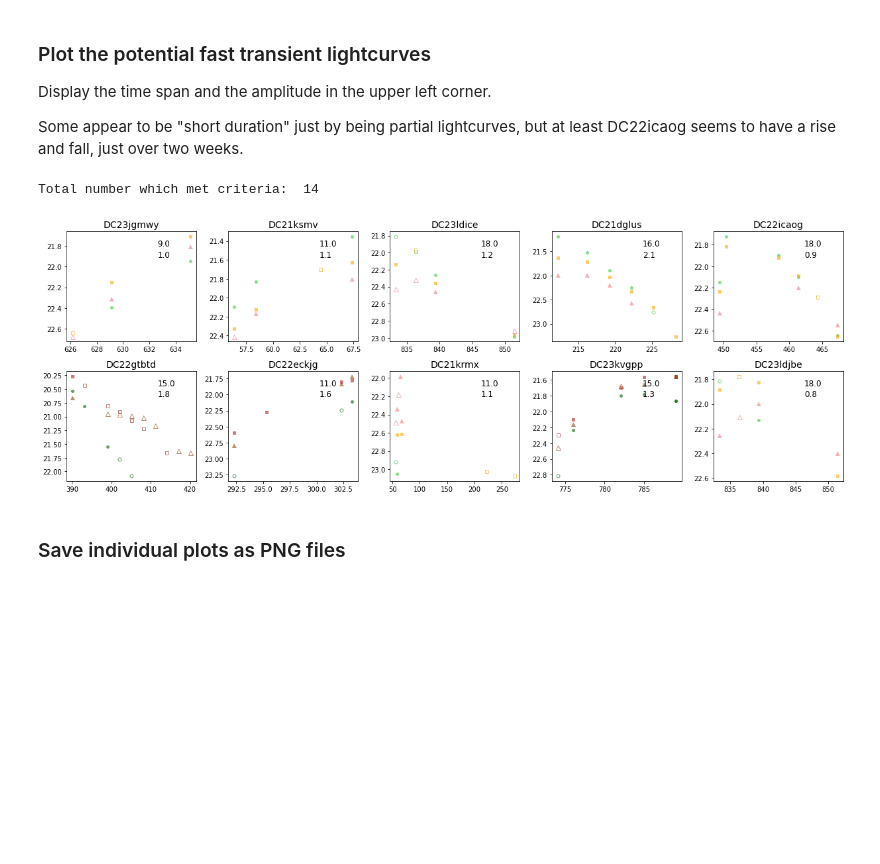
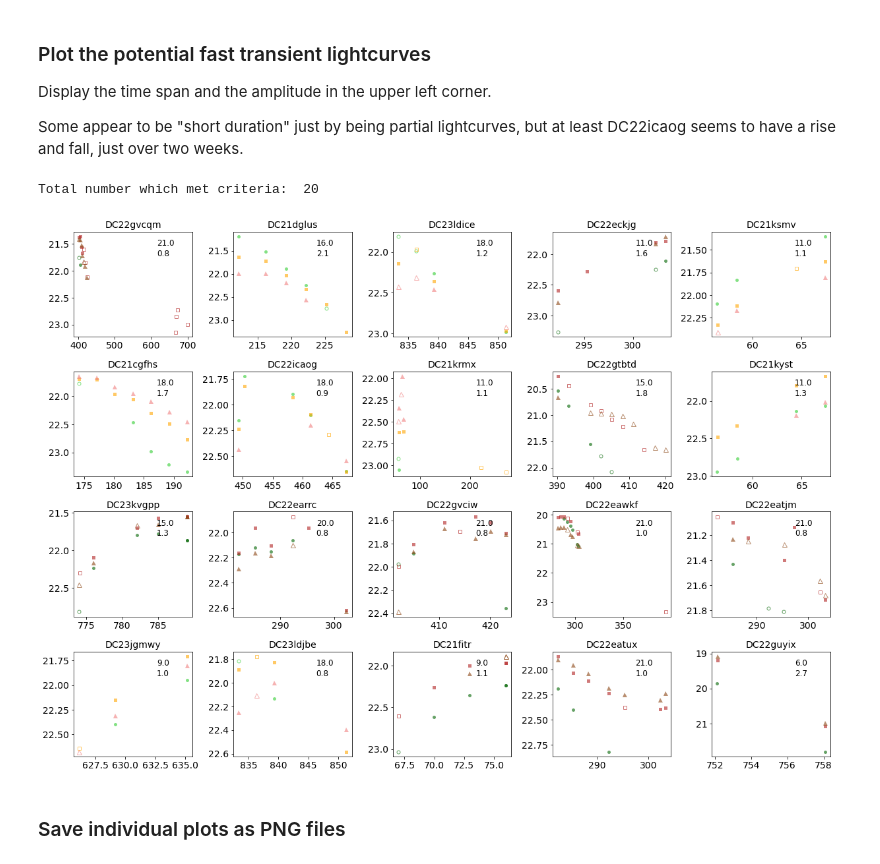
Before and after one commit to MelissaGraham/decam_ddf_tools, a Jupyter notebook: transients_science/fast_transients/1_create_potential_fast_transients_list.ipynb, the cells around one changed output. Drawn from its saved outputs; the diff is of its cells as text; code cells hidden in the pictures; blank space fills up the shorter version.

```diff
--- a/transients_science/fast_transients/1_create_potential_fast_transients_list.ipynb
+++ b/transients_science/fast_transients/1_create_potential_fast_transients_list.ipynb
@@ -161,46 +161,46 @@ Display the time span and the amplitude in the upper left corner.
 Some appear to be "short duration" just by being partial lightcurves,
 but at least DC22icaog seems to have a rise and fall, just over two weeks.
 # %%
-sx = np.where((((paramLC_tspan_g >= 2) & (paramLC_tspan_g <= 20)) &
-               ((paramLC_tspan_r >= 2) & (paramLC_tspan_r <= 20)) &
-               ((paramLC_tspan_i >= 2) & (paramLC_tspan_i <= 20))) &
+sx = np.where((((paramLC_tspan_g >= 2) & (paramLC_tspan_g <= 22)) &
+               ((paramLC_tspan_r >= 2) & (paramLC_tspan_r <= 22)) &
+               ((paramLC_tspan_i >= 2) & (paramLC_tspan_i <= 22))) &
               ((paramLC_minmag_g < 22) | (paramLC_minmag_r < 22) | (paramLC_minmag_i < 22)) &
               ((paramLC_amp_g >= 0.5) | (paramLC_amp_r >= 0.5) | (paramLC_amp_i >= 0.5)))[0]
 print('Total number which met criteria: ', len(sx))
 np.random.shuffle(sx)
 
-fig, ax = plt.subplots( 2, 5, figsize=(17, 6), sharex=False, sharey=False )
+fig, ax = plt.subplots( 4, 5, figsize=(17, 12), sharex=False, sharey=False )
 
 s = 0
-for i in range(2):
+for i in range(4):
     for j in range(5):
         for f,filt in enumerate(all_filters):
             clr_i = f
             if paramLC_field[sx[s]] == 'ELAIS':
                 clr_i = f+3
             cx0 = np.where((candLC_candid == paramLC_candid[sx[s]]) & \
                            (candLC_filter == filt) & (candLC_mrb > 0.4))[0]
             cx1 = np.where((candLC_candid == paramLC_candid[sx[s]]) & \
                            (candLC_filter == filt) & (candLC_mrb <= 0.4))[0]
             ax[i,j].plot( candLC_mjd[cx0]-59300., candLC_mag[cx0],
                          sym[clr_i], ms=siz[clr_i], mew=0, alpha=0.6, color=clr[clr_i] )
             ax[i,j].plot( candLC_mjd[cx1]-59300., candLC_mag[cx1],
                          sym[clr_i], ms=siz[clr_i], mew=1, alpha=0.6, mec=clr[clr_i], color='none' )
             del cx0, cx1
         ax[i,j].invert_yaxis()
         ax[i,j].set_title(paramLC_candid[sx[s]], fontsize=14)
         ax[i,j].text(0.70, 0.85, str(np.round(paramLC_tspan[sx[s]],0)), fontsize=12, color='black',
                      verticalalignment='bottom', horizontalalignment='left',  transform=ax[i,j].transAxes)
         ax[i,j].text(0.70, 0.75, str(np.round(paramLC_amp[sx[s]],1)), fontsize=12, color='black',
                      verticalalignment='bottom', horizontalalignment='left',  transform=ax[i,j].transAxes)
         s += 1
 
 plt.tight_layout()
 plt.show()
 del sx,s
 # %% [output]
-Total number which met criteria:  14
+Total number which met criteria:  20
-[figure, old version]
+[figure, new version]
 # %% [markdown]
 ### Save individual plots as PNG files
 # %%
```
Also changed, not shown: parts of 6 cells of this notebook, 7 other files.
